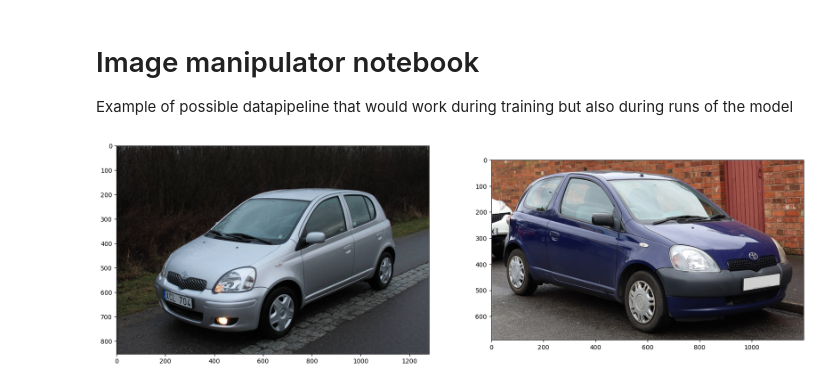
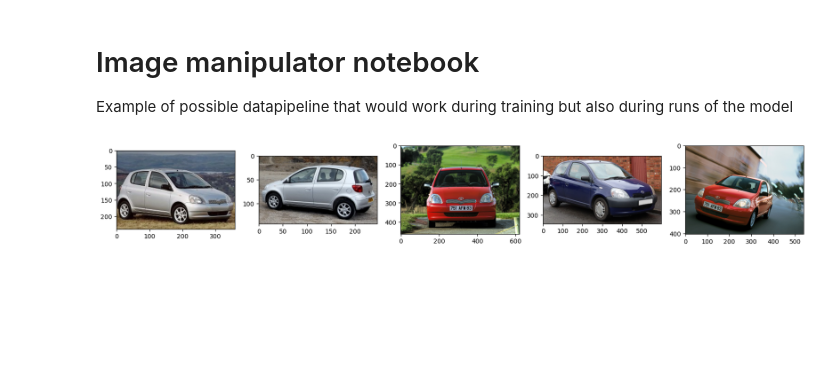
Before and after one commit to Lawrence-Pet/Yaris-detector, a Jupyter notebook: src/playground/img_manipulator.ipynb, the cells around one changed output. Saved outputs shown, nothing was run; the diff lists cells and outputs as text; code cells hidden in the pictures; blank space fills up the shorter version.

```diff
--- a/src/playground/img_manipulator.ipynb
+++ b/src/playground/img_manipulator.ipynb
@@ -5,29 +5,32 @@ Example of possible datapipeline that would work during training but also during
 # %%
 import cv2
 import os
 import matplotlib.pyplot as plt
 
 def read_images_from_folder(foldername) -> list:
     images = []
     for filename in os.listdir(foldername):
         img = cv2.imread(os.path.join(foldername, filename))
         if img is not None:
             images.append(img)
     return images
 
-def plot_imglist_linearly(imglist: list):
+def plot_imglist_linearly(imglist: list, limit=5):
     l = len(imglist)
+    if l>limit:
+        imglist = imglist[0:limit]
+        l = limit
     fig, ax = plt.subplots(1, l, figsize=(20,10))
     for i, img in enumerate(imglist):
         RGB_im = cv2.cvtColor(img, cv2.COLOR_BGR2RGB)
         ax[i].imshow(RGB_im)
 
 
-foldername = './yaris_img'
+foldername = '../../data/yaris_downloads_clean'
 images_list = read_images_from_folder(foldername)
 plot_imglist_linearly(images_list)
 # %% [output]
-[figure, old version]
+[figure, new version]
 # %%
 def image_squarer(img: cv2.typing.MatLike):
     # Calculate the difference to make the image square
```
Also changed, not shown: parts of 2 cells of this notebook, 4 other files.
